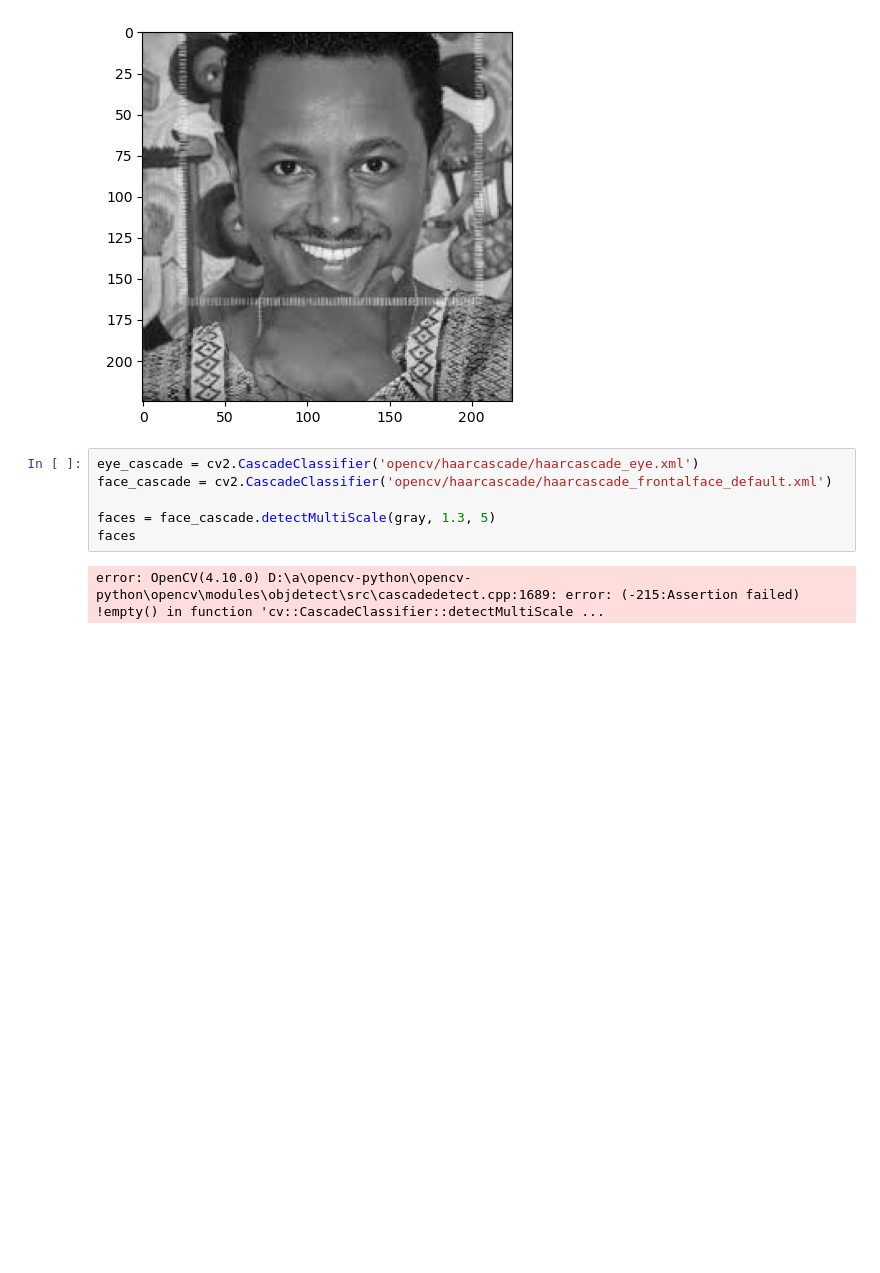
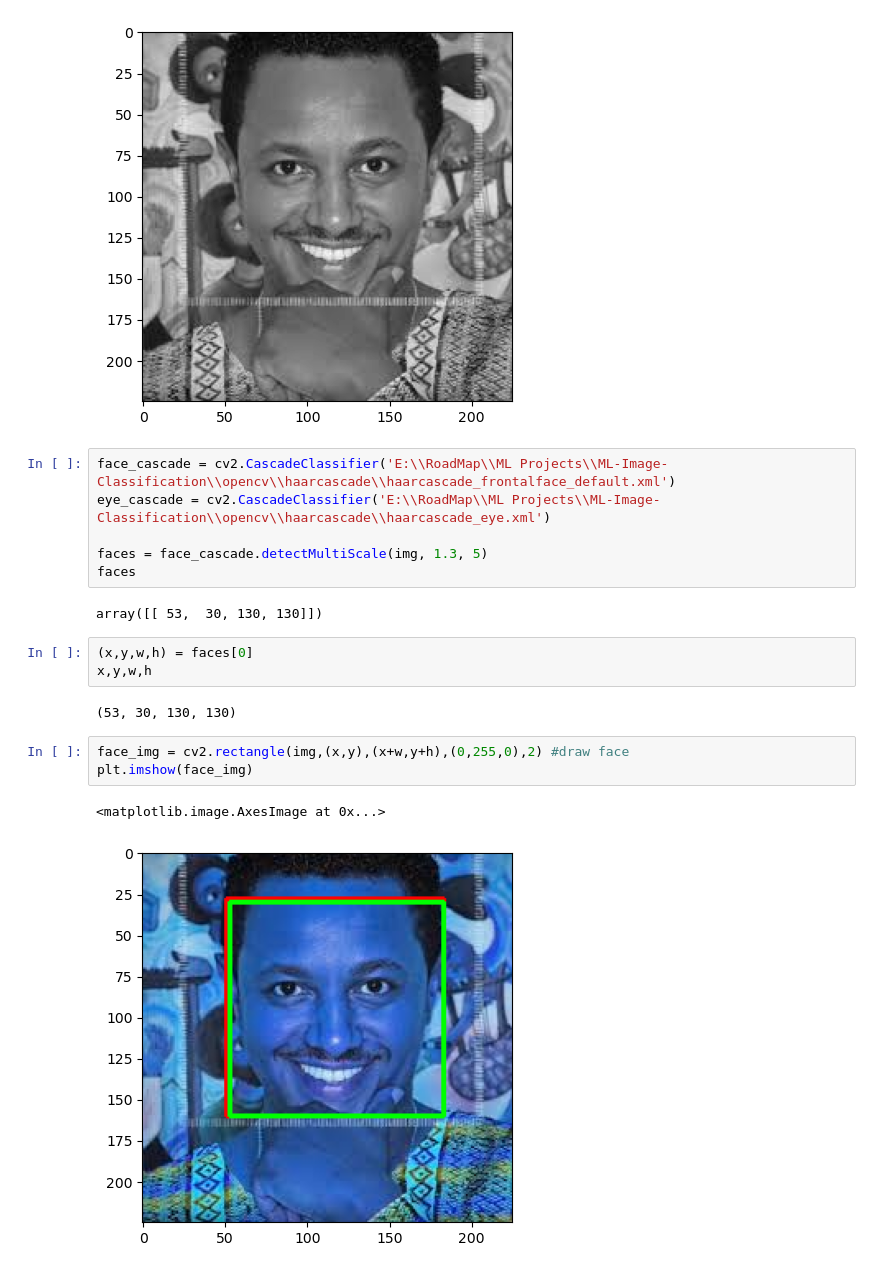
Before and after one commit to sineshawl/ML-Image-Classification, a Jupyter notebook: famous_classifier.ipynb, the cells around one changed output. Cells and saved outputs as stored; diff of their text form; blank space fills up the shorter version.

```diff
--- a/famous_classifier.ipynb
+++ b/famous_classifier.ipynb
@@ -23,11 +23,22 @@ plt.imshow(gray, cmap='gray')
 # %% [output]
 <matplotlib.image.AxesImage at 0x...>
 [figure]
-# %%
-eye_cascade = cv2.CascadeClassifier('opencv/haarcascade/haarcascade_eye.xml')
-face_cascade = cv2.CascadeClassifier('opencv/haarcascade/haarcascade_frontalface_default.xml')
-
-faces = face_cascade.detectMultiScale(gray, 1.3, 5)
-faces
-# %% [output]
-error: OpenCV(4.10.0) D:\a\opencv-python\opencv-python\opencv\modules\objdetect\src\cascadedetect.cpp:1689: error: (-215:Assertion failed) !empty() in function 'cv::CascadeClassifier::detectMultiScale ...
+# %%
+face_cascade = cv2.CascadeClassifier('E:\\RoadMap\\ML Projects\\ML-Image-Classification\\opencv\\haarcascade\\haarcascade_frontalface_default.xml')
+eye_cascade = cv2.CascadeClassifier('E:\\RoadMap\\ML Projects\\ML-Image-Classification\\opencv\\haarcascade\\haarcascade_eye.xml')
+
+faces = face_cascade.detectMultiScale(img, 1.3, 5)
+faces
+# %% [output]
+array([[ 53,  30, 130, 130]])
+# %%
+(x,y,w,h) = faces[0]
+x,y,w,h
+# %% [output]
+(53, 30, 130, 130)
+# %%
+face_img = cv2.rectangle(img,(x,y),(x+w,y+h),(0,255,0),2) #draw face
+plt.imshow(face_img)
+# %% [output]
+<matplotlib.image.AxesImage at 0x...>
+[figure, added]
```
Also changed, not shown: parts of 3 cells of this notebook.
